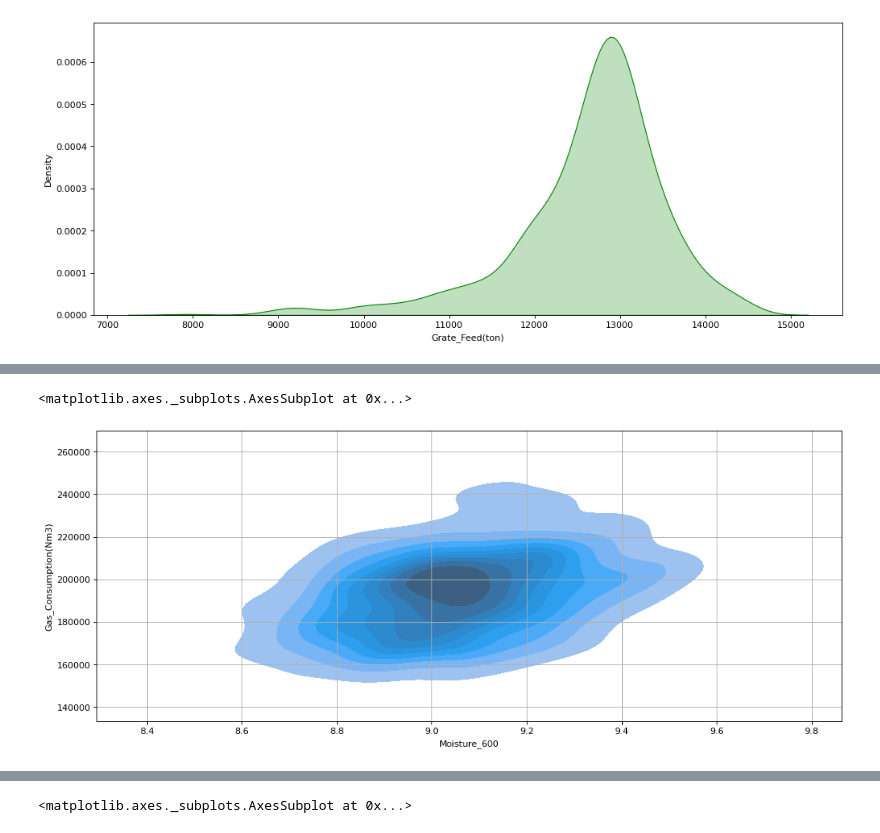
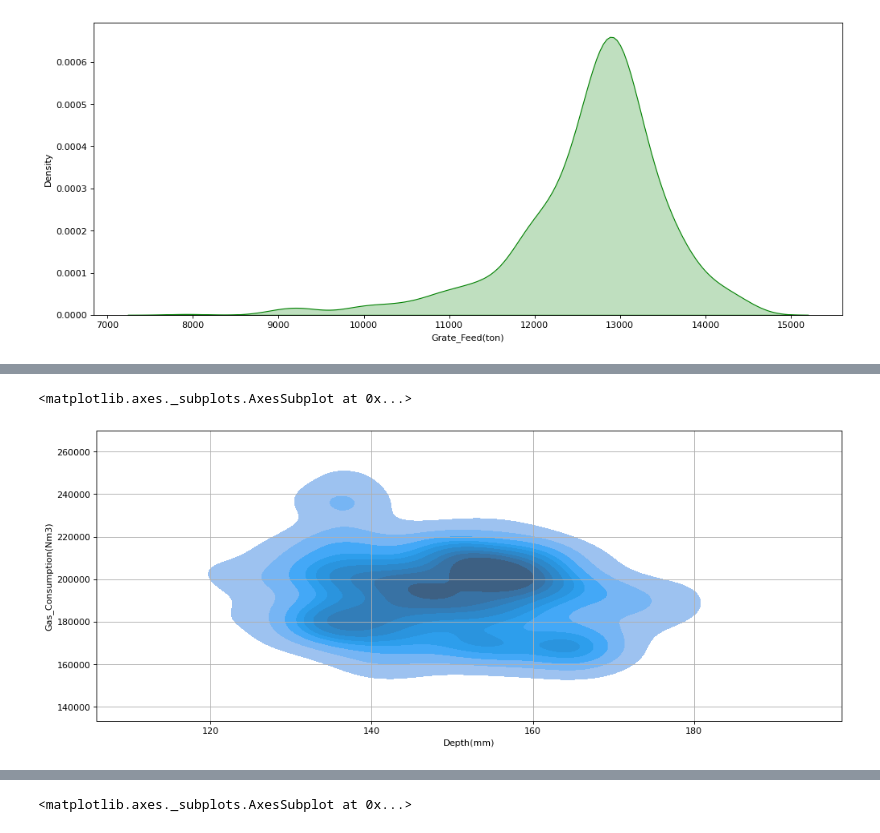
Before and after one commit to heidaralavi/Gas-Prj, a Jupyter notebook: Gas_Visualization.ipynb, the cells around one changed output, grey strips where cells are left out. Cells and saved outputs as stored; diff of their text form; code cells hidden in the pictures.

```diff
--- a/Gas_Visualization.ipynb
+++ b/Gas_Visualization.ipynb
@@ -75,7 +95,7 @@ sns.kdeplot(df.iloc[:,6], shade=True , color='g')
 # %%
 plt.figure(figsize=(15,6),dpi=80)
 plt.grid()
-sns.kdeplot(data=df, x=df.iloc[:,1] , y=df.iloc[:,19],fill=True, levels=10)
+sns.kdeplot(data=df, x=df.iloc[:,8] , y=df.iloc[:,19],fill=True, levels=10)
 # %% [output]
 <matplotlib.axes._subplots.AxesSubplot at 0x...>
-[figure, old version]
+[figure, new version]
```
Also changed, not shown: parts of 3 cells of this notebook.
